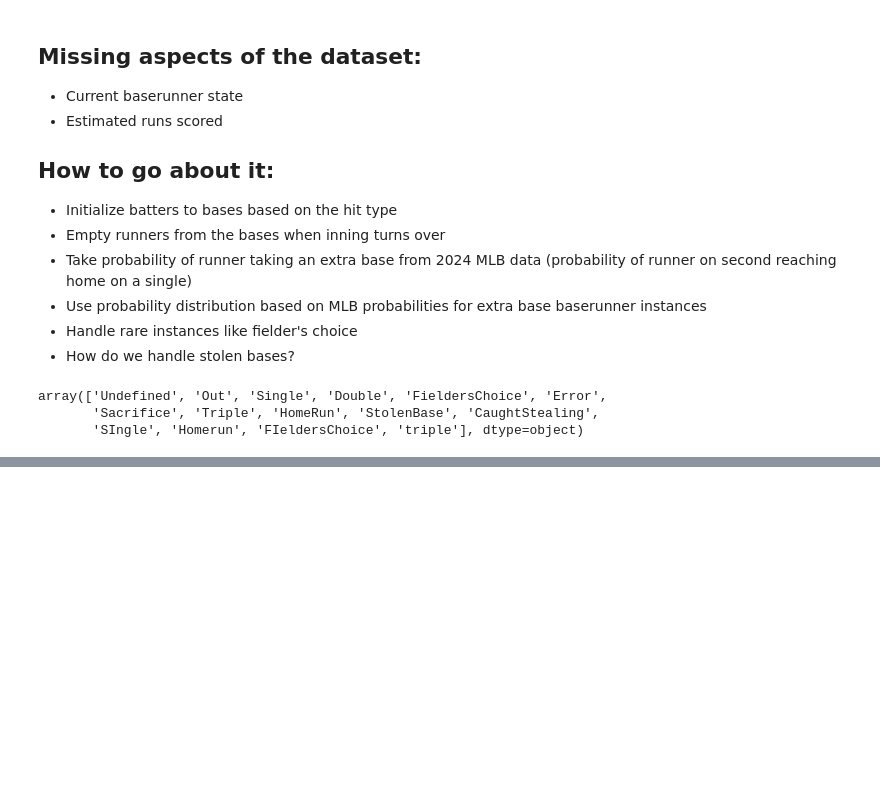
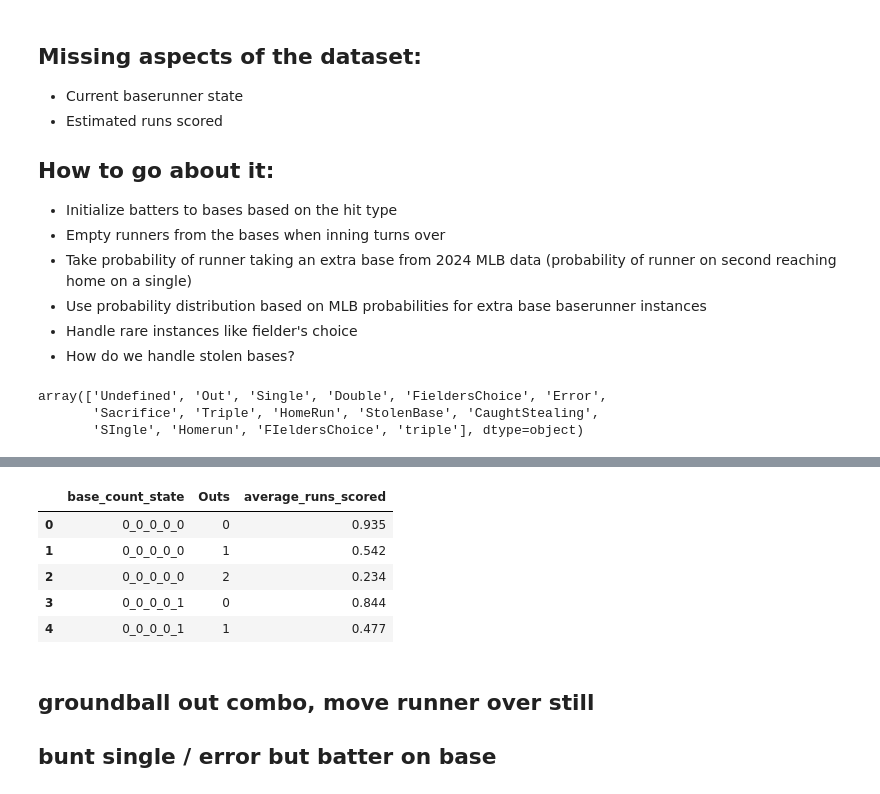
Before and after one commit to jackkalsched/UCSD_Baseball_25, a Jupyter notebook: Run Values/pbp_parsing.ipynb, the cells around one changed output, grey strips where cells are left out. Saved outputs shown, nothing was run; the diff lists cells and outputs as text; code cells hidden in the pictures; blank space fills up the shorter version.

```diff
--- a/Run Values/pbp_parsing.ipynb
+++ b/Run Values/pbp_parsing.ipynb
@@ -220,0 +270,5 @@ result.head(30)
+# %%
+result['half_inning'] = (result['Inning'].astype(str) + result['Top/Bottom'])
+result['different_half_inning'] = (result['half_inning'] != result['half_inning'].shift(1))
+result.loc[result['different_half_inning'] == True, ['runner_on_1', 'runner_on_2', 'runner_on_3']] = [None, None, None]
+result.head(30)
@@ -220,0 +295,10 @@ result.head(30)
+# %%
+result['first_base'] = (result['runner_on_1'].notna()) * 1
+result['second_base'] = (result['runner_on_2'].notna()) * 1
+result['third_base'] = (result['runner_on_3'].notna()) * 1
+
+result.head(10)
+
+result['base_count_state'] = (
+    result[['first_base', 'second_base', 'third_base', 'Balls', 'Strikes']].astype(str).agg("_".join, axis = 1)
+)
@@ -220,0 +325,6 @@ result.head(30)
+# %%
+result['runs_scored_inning'] = result.groupby(['half_inning', 'GameUID'])['runs_scored_this_play'].transform('sum')
+result['cumulative_runs_scored_inning'] = result.groupby(['half_inning', 'GameUID'])['runs_scored_this_play'].transform('cumsum')
+result['runs_remaining'] = result['runs_scored_inning'] - result['cumulative_runs_scored_inning']
+
+result.head(30)
@@ -220,0 +349,15 @@ result.head(30)
+# %%
+result = result[(result['Balls'] != 4) & (result['Outs'] != 3)]
+# %%
+re288 = result.groupby(['base_count_state', 'Outs']).agg(
+    average_runs_scored = ('runs_remaining', 'mean')
+).reset_index()
+re288['average_runs_scored'] = re288['average_runs_scored'].round(3)
+re288.head()
+# %% [output]
+|  | base_count_state | Outs | average_runs_scored |
+| 0 | 0_0_0_0_0 | 0 | 0.935 |
+| 1 | 0_0_0_0_0 | 1 | 0.542 |
+| 2 | 0_0_0_0_0 | 2 | 0.234 |
+| 3 | 0_0_0_0_1 | 0 | 0.844 |
+| 4 | 0_0_0_0_1 | 1 | 0.477 |
@@ -220,0 +368,3 @@ result.head(30)
+# %% [markdown]
+## groundball out combo, move runner over still
+## bunt single / error but batter on base
```
Also changed, not shown: parts of 9 cells of this notebook, 1 other file.
